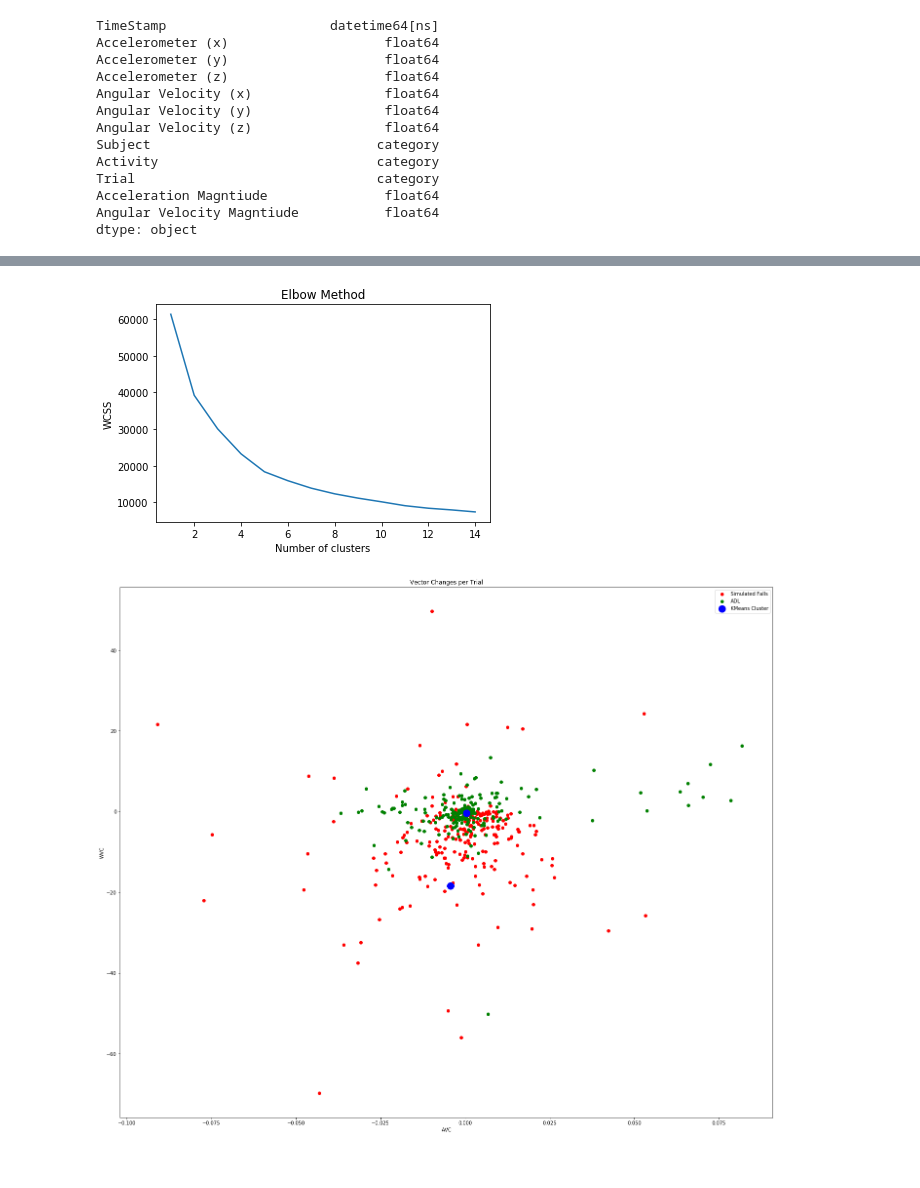
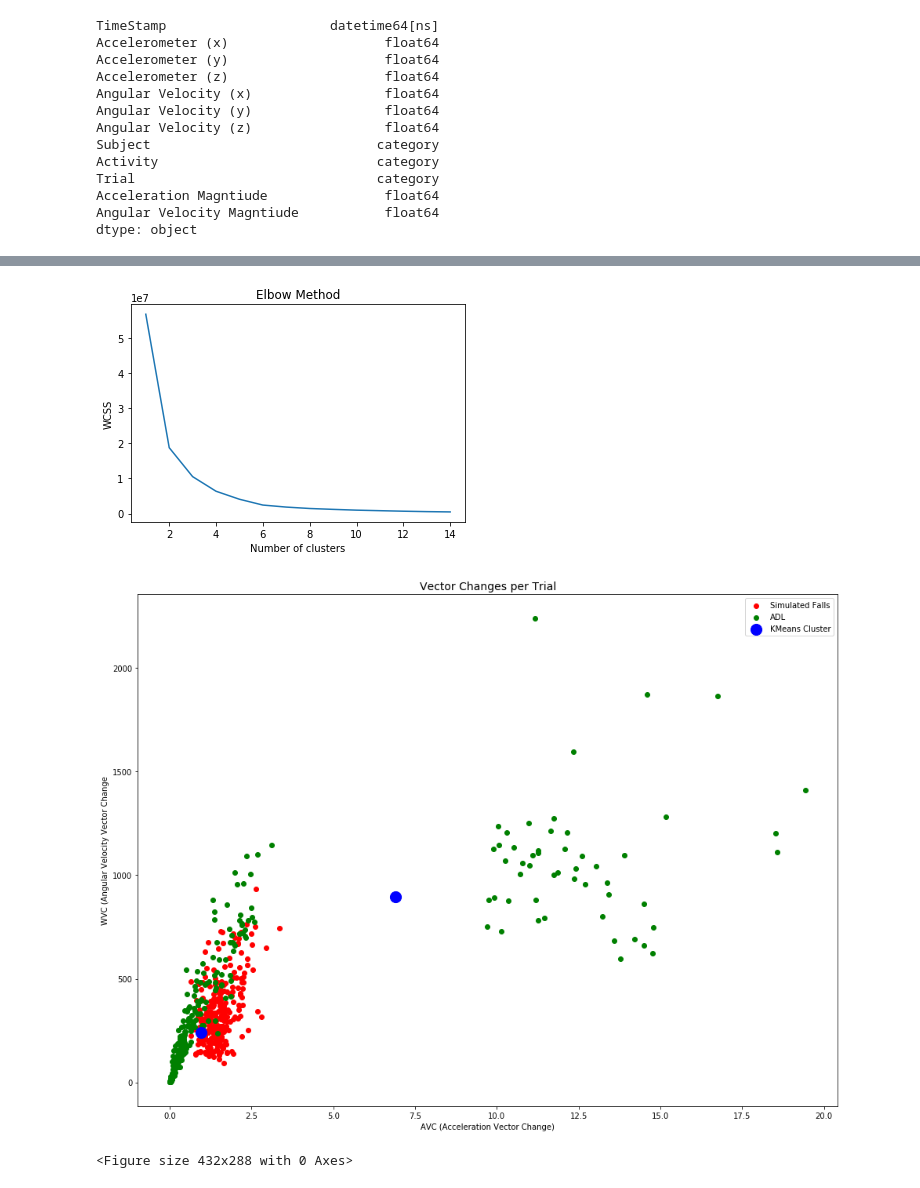
Before and after one commit to mjwolfe91/MSDS_Capstone_JC_AN_MW, a Jupyter notebook: AVC+WVC thresholds.ipynb, the cells around one changed output, grey strips where cells are left out. Drawn from its saved outputs; the diff is of its cells as text; code cells hidden in the pictures.

Commit message:
Updated Poster Figures and Write-Up

```diff
--- a/AVC+WVC thresholds.ipynb
+++ b/AVC+WVC thresholds.ipynb
@@ -196,8 +236,8 @@ for subject in WristS_Subjects.keys():
                     interval = 60
                 else:
                     interval = 10
-                AVC.append(np.sum(np.diff(WristS_Subjects[subject][activity][trial][:,10], n=interval))/10)
-                WVC.append(np.sum(np.diff(WristS_Subjects[subject][activity][trial][:,11], n=interval))/10)
+                AVC.append(np.sum(abs(np.diff(WristS_Subjects[subject][activity][trial][:,10])))/interval)
+                WVC.append(np.sum(abs(np.diff(WristS_Subjects[subject][activity][trial][:,11])))/interval)
 # %%
 from statistics import mean
 
@@ -217,8 +257,8 @@ for subject in WristS_Subjects.keys():
                     interval = 60
                 else:
                     interval = 10
-                AVC = np.sum(np.diff(WristS_Subjects[subject][activity][trial][:,10], n=1))/interval
-                WVC = np.sum(np.diff(WristS_Subjects[subject][activity][trial][:,11], n=1))/interval
+                AVC = np.sum(abs(np.diff(WristS_Subjects[subject][activity][trial][:,10], n=1)))/interval
+                WVC = np.sum(abs(np.diff(WristS_Subjects[subject][activity][trial][:,11], n=1)))/interval
                 s = mean(WristS_Subjects[subject][activity][trial][:,7])
                 a = mean(WristS_Subjects[subject][activity][trial][:,8])
                 t = mean(WristS_Subjects[subject][activity][trial][:,9])
@@ -238,29 +278,31 @@ plt.xlabel('Number of clusters')
 plt.ylabel('WCSS')
 plt.show()
 # %% [output]
-[figure, old version]
+[figure, new version]
 # %%
 from sklearn.pipeline import Pipeline
 from sklearn.svm import SVC
 
 estimators = [('clustering', KMeans()), ('svc', SVC())]
 pipe = Pipeline(estimators)
 
 pipe.set_params(clustering__n_clusters=2,clustering__init='k-means++',clustering__max_iter=300,
                clustering__n_init=10,clustering__random_state=0)
 kmeans = KMeans(n_clusters=2, init='k-means++', max_iter=300, n_init=10, random_state=0)
 pred_y = kmeans.fit_predict(X)
-fig=plt.figure(figsize = (24,20))
+fig=plt.figure(figsize = (16,12))
 plt.scatter(x=X.iloc[:,3][X['Activity']<6], y=X.iloc[:,4][X['Activity']<6], c="red", label='Simulated Falls')
 plt.scatter(x=X.iloc[:,3][X['Activity']>5], y=X.iloc[:,4][X['Activity']>5], c="green", label="ADL")
 plt.scatter(kmeans.cluster_centers_[:, 3], kmeans.cluster_centers_[:, 4], s=200, c='blue', label="KMeans Cluster")
-plt.title("Vector Changes per Trial")
-plt.xlabel("AVC")
-plt.ylabel("WVC")
+plt.title("Vector Changes per Trial", fontsize=14)
+plt.xlabel("AVC (Acceleration Vector Change)")
+plt.ylabel("WVC (Angular Velocity Vector Change")
 plt.legend()
 plt.show()
+plt.savefig(r"C:\\Users\\k\\Desktop\\MSDS_Capstone_JC_AN_MW\\output\\"+ "Vector Change Clusters (2)", bbox_inches = 'tight')
 # %% [output]
-[figure, old version]
+[figure, new version]
+<Figure size 432x288 with 0 Axes>
 # %%
 kmeans.cluster_centers_
 # %% [output]
```
Also changed, not shown: parts of 9 cells of this notebook, 1 other file.
